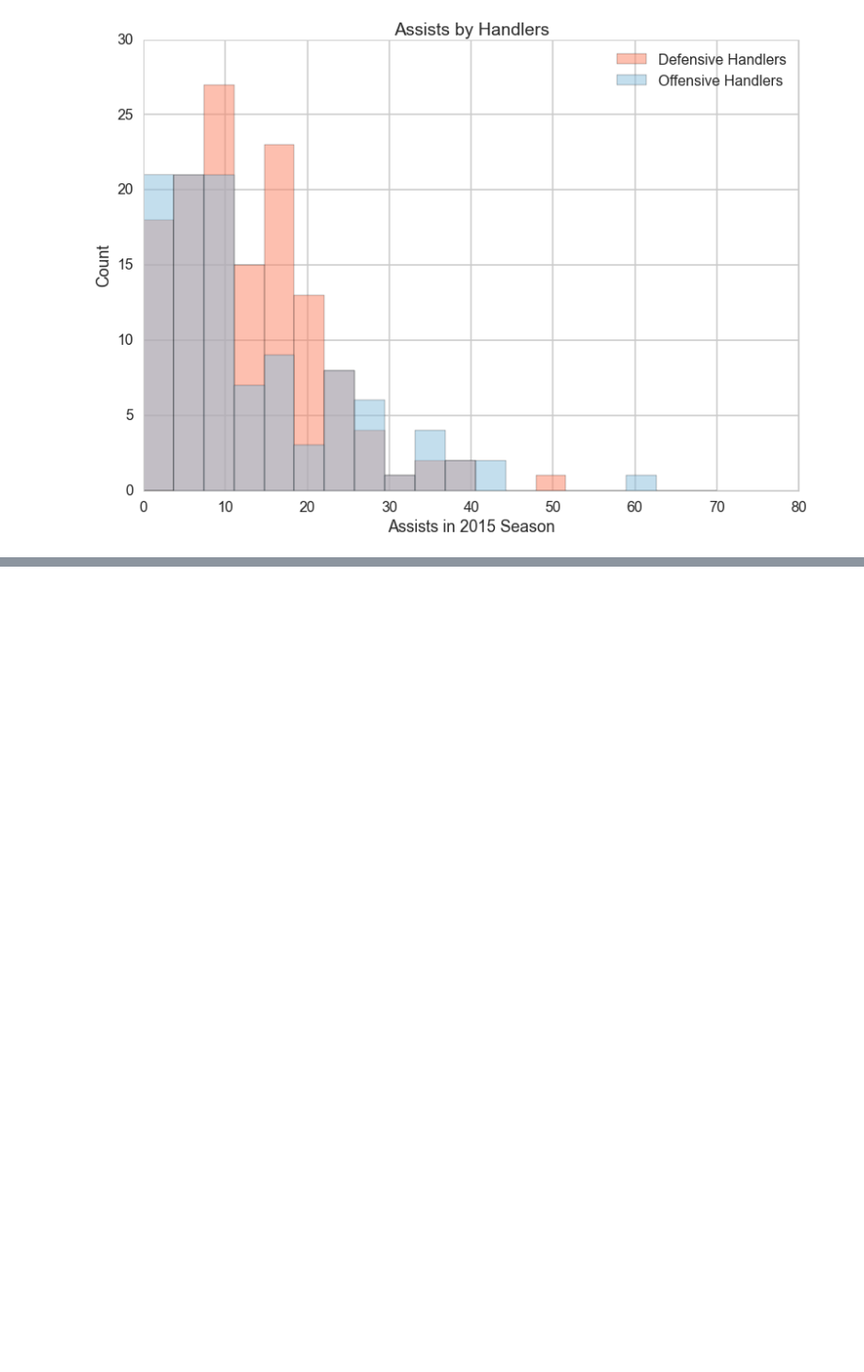
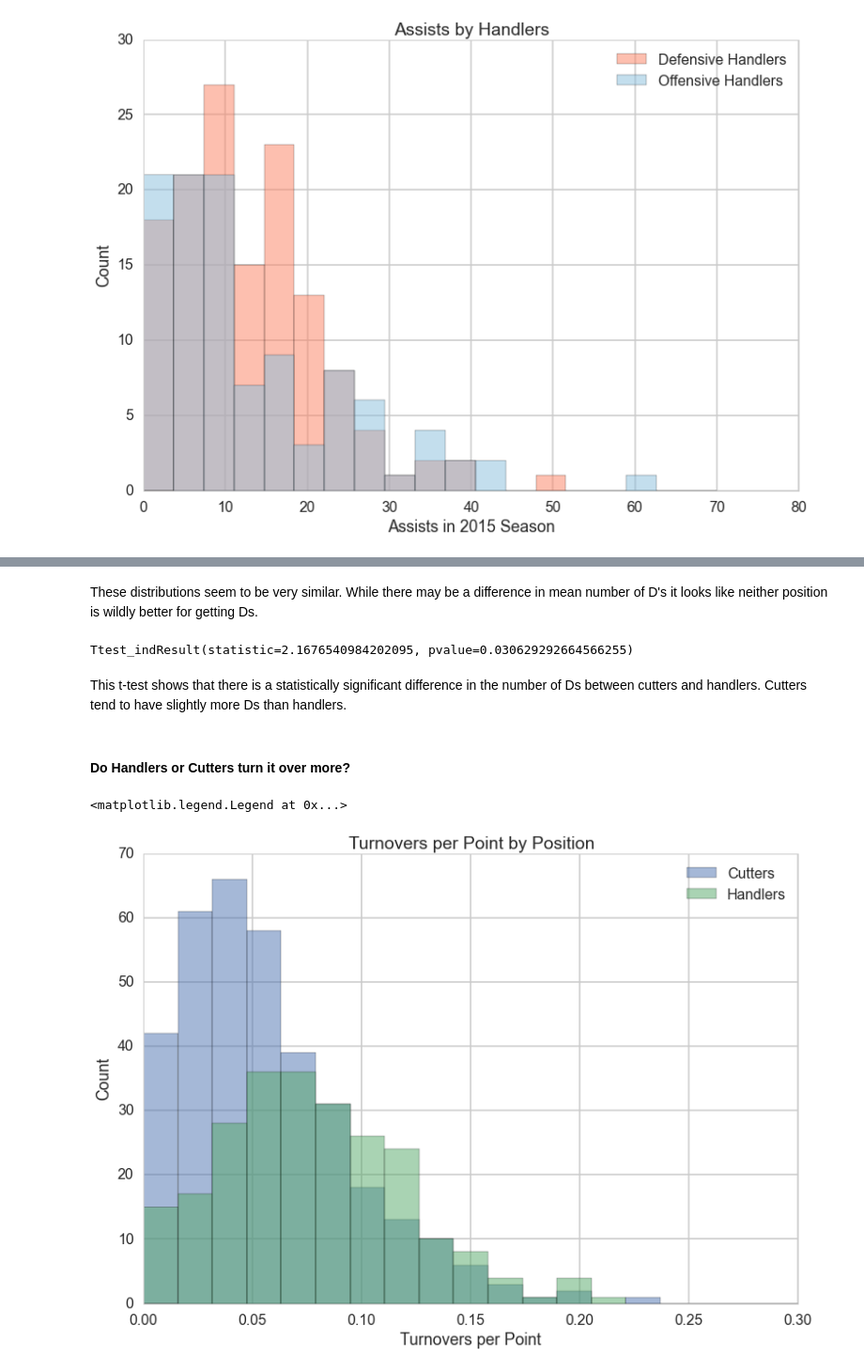
Before and after one commit to karinehsu/cs109-final-project, a Jupyter notebook: player-cluster.ipynb, the cells around one changed output, grey strips where cells are left out. Shown at 94% size. Drawn from its saved outputs; the diff is of its cells as text; code cells hidden in the pictures; blank space fills up the shorter version.

```diff
--- a/player-cluster.ipynb
+++ b/player-cluster.ipynb
@@ -553,0 +577,24 @@ cluster_summary
+# %% [markdown]
+These distributions seem to be very similar. While there may be a difference in mean number of D's it looks like neither position is wildly better for getting Ds.
+# %%
+sc.stats.ttest_ind(cutters.ds, handlers.ds, equal_var=False)
+# %% [output]
+Ttest_indResult(statistic=2.1676540984202095, pvalue=0.030629292664566255)
+# %% [markdown]
+This t-test shows that there is a statistically significant difference in the number of Ds between cutters and handlers. Cutters tend to have slightly more Ds than handlers.
+# %% [markdown]
+#### Do Handlers or Cutters turn it over more?
+# %%
+bins = np.linspace(0, .3, 20)
+
+plt.hist(cutters["throwaways"]/cutters["totalpoints"], bins, alpha=.5,
+         label="Cutters")
+plt.hist(handlers["throwaways"]/handlers["totalpoints"], bins, alpha=.5,
+         label="Handlers")
+plt.title("Turnovers per Point by Position")
+plt.ylabel("Count")
+plt.xlabel("Turnovers per Point")
+plt.legend(loc="upper right")
+# %% [output]
+<matplotlib.legend.Legend at 0x...>
+[figure, added]
```
Also changed, not shown: parts of 19 cells of this notebook.
